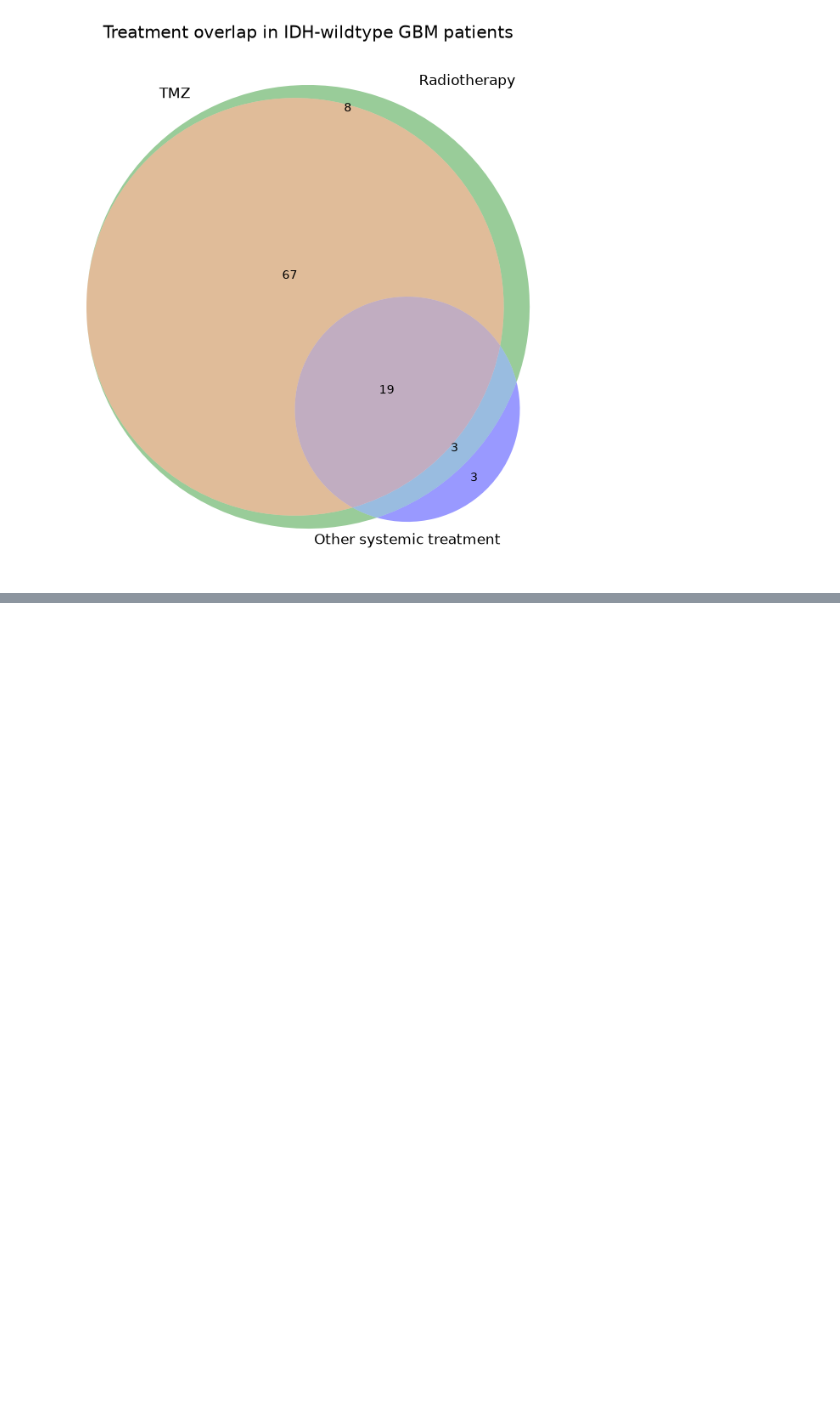
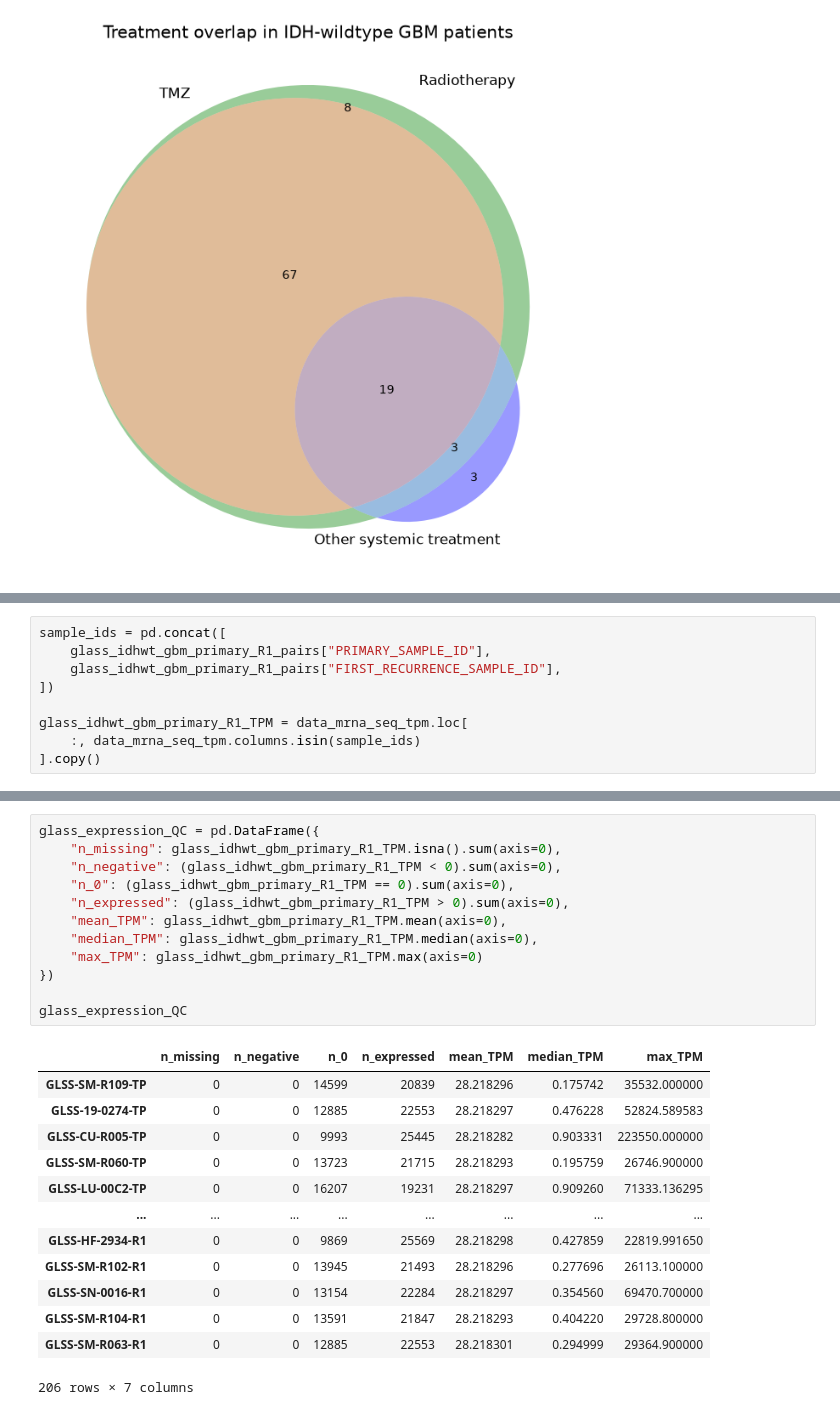
Before and after one commit to zuhany/cell_lines_pv_26, a Jupyter notebook: notebooks/GLASS.ipynb, the cells around one changed output, grey strips where cells are left out. Saved outputs shown, nothing was run; the diff lists cells and outputs as text; blank space fills up the shorter version.

```diff
--- a/notebooks/GLASS.ipynb
+++ b/notebooks/GLASS.ipynb
@@ -1468,0 +1508,9 @@ plt.show()
+# %%
+sample_ids = pd.concat([
+    glass_idhwt_gbm_primary_R1_pairs["PRIMARY_SAMPLE_ID"],
+    glass_idhwt_gbm_primary_R1_pairs["FIRST_RECURRENCE_SAMPLE_ID"],
+])
+
+glass_idhwt_gbm_primary_R1_TPM = data_mrna_seq_tpm.loc[
+    :, data_mrna_seq_tpm.columns.isin(sample_ids)
+].copy()
@@ -1468,0 +1579,26 @@ plt.show()
+# %%
+glass_expression_QC = pd.DataFrame({
+    "n_missing": glass_idhwt_gbm_primary_R1_TPM.isna().sum(axis=0),
+    "n_negative": (glass_idhwt_gbm_primary_R1_TPM < 0).sum(axis=0),
+    "n_0": (glass_idhwt_gbm_primary_R1_TPM == 0).sum(axis=0),
+    "n_expressed": (glass_idhwt_gbm_primary_R1_TPM > 0).sum(axis=0),
+    "mean_TPM": glass_idhwt_gbm_primary_R1_TPM.mean(axis=0),
+    "median_TPM": glass_idhwt_gbm_primary_R1_TPM.median(axis=0),
+    "max_TPM": glass_idhwt_gbm_primary_R1_TPM.max(axis=0)
+})
+
+glass_expression_QC
+# %% [output]
+|  | n_missing | n_negative | n_0 | n_expressed | mean_TPM | median_TPM | max_TPM |
+| GLSS-SM-R109-TP | 0 | 0 | 14599 | 20839 | 28.218296 | 0.175742 | 35532.000000 |
+| GLSS-19-0274-TP | 0 | 0 | 12885 | 22553 | 28.218297 | 0.476228 | 52824.589583 |
+| GLSS-CU-R005-TP | 0 | 0 | 9993 | 25445 | 28.218282 | 0.903331 | 223550.000000 |
+| GLSS-SM-R060-TP | 0 | 0 | 13723 | 21715 | 28.218293 | 0.195759 | 26746.900000 |
+| GLSS-LU-00C2-TP | 0 | 0 | 16207 | 19231 | 28.218297 | 0.909260 | 71333.136295 |
+| ... | ... | ... | ... | ... | ... | ... | ... |
+| GLSS-HF-2934-R1 | 0 | 0 | 9869 | 25569 | 28.218298 | 0.427859 | 22819.991650 |
+| GLSS-SM-R102-R1 | 0 | 0 | 13945 | 21493 | 28.218296 | 0.277696 | 26113.100000 |
+| GLSS-SN-0016-R1 | 0 | 0 | 13154 | 22284 | 28.218297 | 0.354560 | 69470.700000 |
+| GLSS-SM-R104-R1 | 0 | 0 | 13591 | 21847 | 28.218293 | 0.404220 | 29728.800000 |
+| GLSS-SM-R063-R1 | 0 | 0 | 12885 | 22553 | 28.218301 | 0.294999 | 29364.900000 |
+206 rows × 7 columns
```
Also changed, not shown: parts of 43 cells of this notebook, 10 other files.
